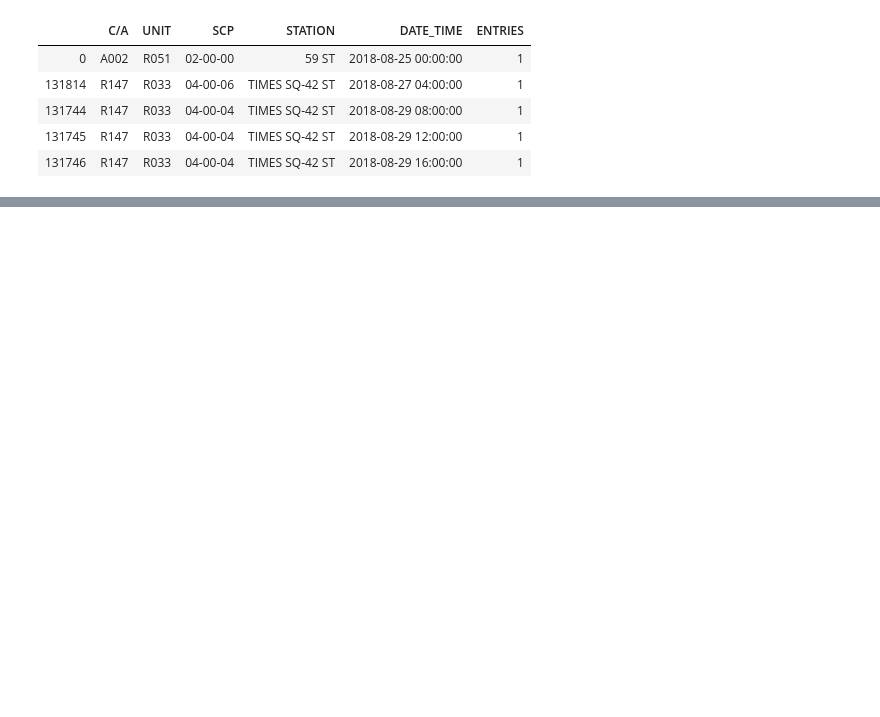
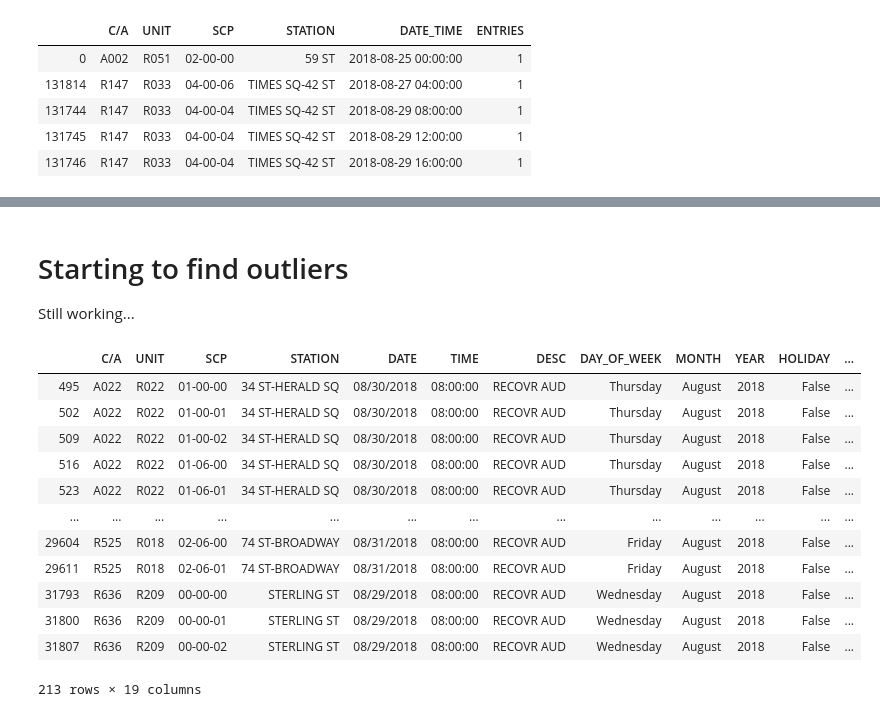
Before and after one commit to thomkav/nyc19_ds21_foottraffic_team2, a Jupyter notebook: notebooks/data_analysis_pipeline.ipynb, the cells around one changed output, grey strips where cells are left out. Cells and saved outputs as stored; diff of their text form; code cells hidden in the pictures; blank space fills up the shorter version.

```diff
--- a/notebooks/data_analysis_pipeline.ipynb
+++ b/notebooks/data_analysis_pipeline.ipynb
@@ -217,0 +258,20 @@ def get_daily_exit_counts(row, max_counter):
+# %% [markdown]
+# Starting to find outliers
+
+Still working...
+# %%
+df_daily_clean[df_daily_clean['DESC'] == 'RECOVR AUD']
+# %% [output]
+|  | C/A | UNIT | SCP | STATION | DATE | TIME | DESC | DAY_OF_WEEK | MONTH | YEAR | HOLIDAY | ... |
+| 495 | A022 | R022 | 01-00-00 | 34 ST-HERALD SQ | 08/30/2018 | 08:00:00 | RECOVR AUD | Thursday | August | 2018 | False | ... |
+| 502 | A022 | R022 | 01-00-01 | 34 ST-HERALD SQ | 08/30/2018 | 08:00:00 | RECOVR AUD | Thursday | August | 2018 | False | ... |
+| 509 | A022 | R022 | 01-00-02 | 34 ST-HERALD SQ | 08/30/2018 | 08:00:00 | RECOVR AUD | Thursday | August | 2018 | False | ... |
+| 516 | A022 | R022 | 01-06-00 | 34 ST-HERALD SQ | 08/30/2018 | 08:00:00 | RECOVR AUD | Thursday | August | 2018 | False | ... |
+| 523 | A022 | R022 | 01-06-01 | 34 ST-HERALD SQ | 08/30/2018 | 08:00:00 | RECOVR AUD | Thursday | August | 2018 | False | ... |
+| ... | ... | ... | ... | ... | ... | ... | ... | ... | ... | ... | ... | ... |
+| 29604 | R525 | R018 | 02-06-00 | 74 ST-BROADWAY | 08/31/2018 | 08:00:00 | RECOVR AUD | Friday | August | 2018 | False | ... |
+| 29611 | R525 | R018 | 02-06-01 | 74 ST-BROADWAY | 08/31/2018 | 08:00:00 | RECOVR AUD | Friday | August | 2018 | False | ... |
+| 31793 | R636 | R209 | 00-00-00 | STERLING ST | 08/29/2018 | 08:00:00 | RECOVR AUD | Wednesday | August | 2018 | False | ... |
+| 31800 | R636 | R209 | 00-00-01 | STERLING ST | 08/29/2018 | 08:00:00 | RECOVR AUD | Wednesday | August | 2018 | False | ... |
+| 31807 | R636 | R209 | 00-00-02 | STERLING ST | 08/29/2018 | 08:00:00 | RECOVR AUD | Wednesday | August | 2018 | False | ... |
+213 rows × 19 columns
```
Also changed, not shown: parts of 34 cells of this notebook.
